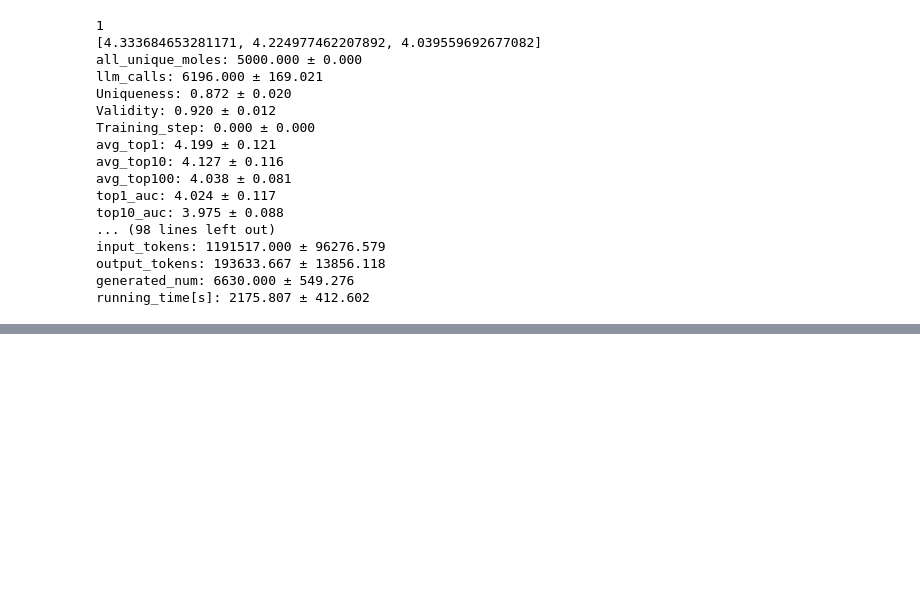
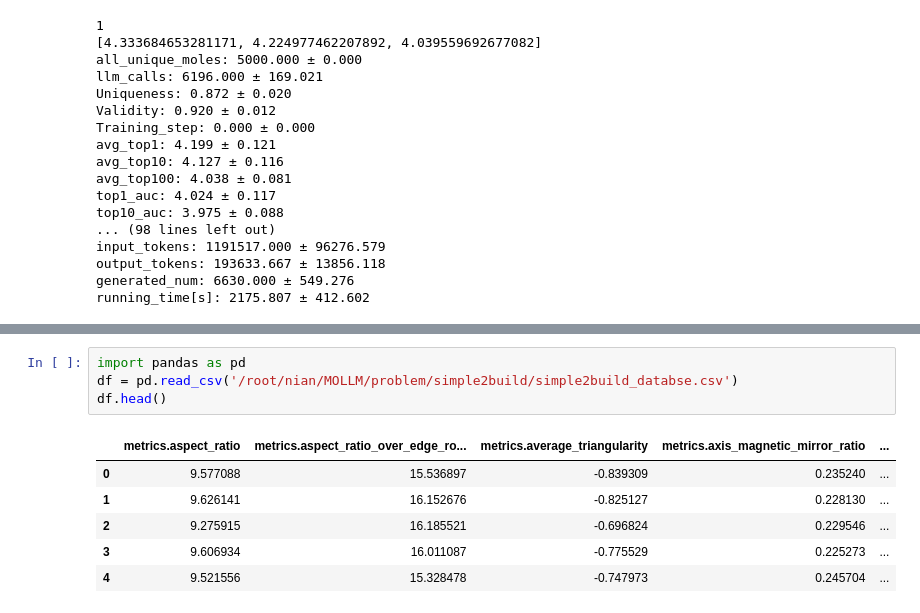
Before and after one commit to lzz-z/MCCE, a Jupyter notebook: results.ipynb, the cells around one changed output, grey strips where cells are left out. Drawn from its saved outputs; the diff is of its cells as text; blank space fills up the shorter version.

```diff
--- a/results.ipynb
+++ b/results.ipynb
@@ -126,0 +356,11 @@ for i in range(1,7):
+# %%
+import pandas as pd
+df = pd.read_csv('/root/nian/MOLLM/problem/simple2build/simple2build_databse.csv')
+df.head()
+# %% [output]
+|  | metrics.aspect_ratio | metrics.aspect_ratio_over_edge_ro... | metrics.average_triangularity | metrics.axis_magnetic_mirror_ratio | ... |
+| 0 | 9.577088 | 15.536897 | -0.839309 | 0.235240 | ... |
+| 1 | 9.626141 | 16.152676 | -0.825127 | 0.228130 | ... |
+| 2 | 9.275915 | 16.185521 | -0.696824 | 0.229546 | ... |
+| 3 | 9.606934 | 16.011087 | -0.775529 | 0.225273 | ... |
+| 4 | 9.521556 | 15.328478 | -0.747973 | 0.245704 | ... |
```
Also changed, not shown: parts of 27 cells of this notebook, 6 other files.
